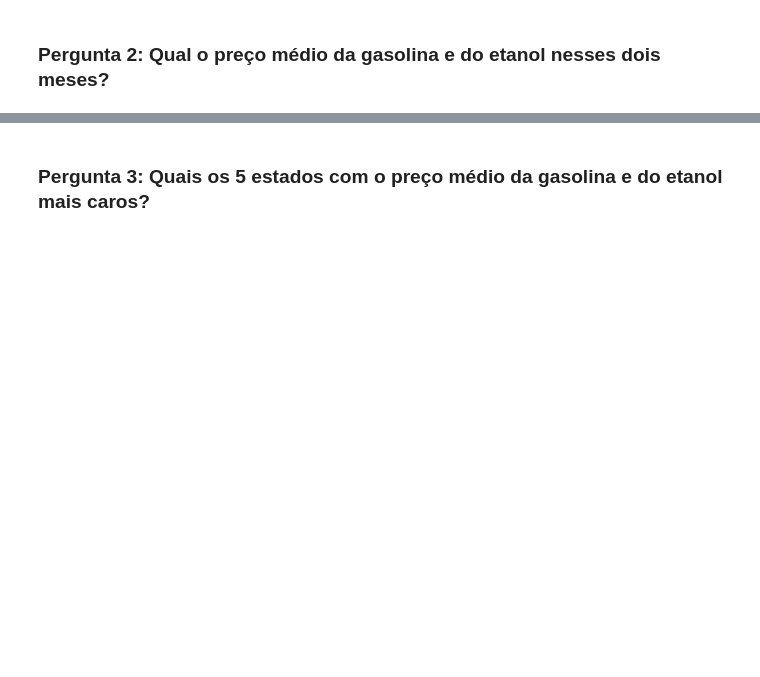
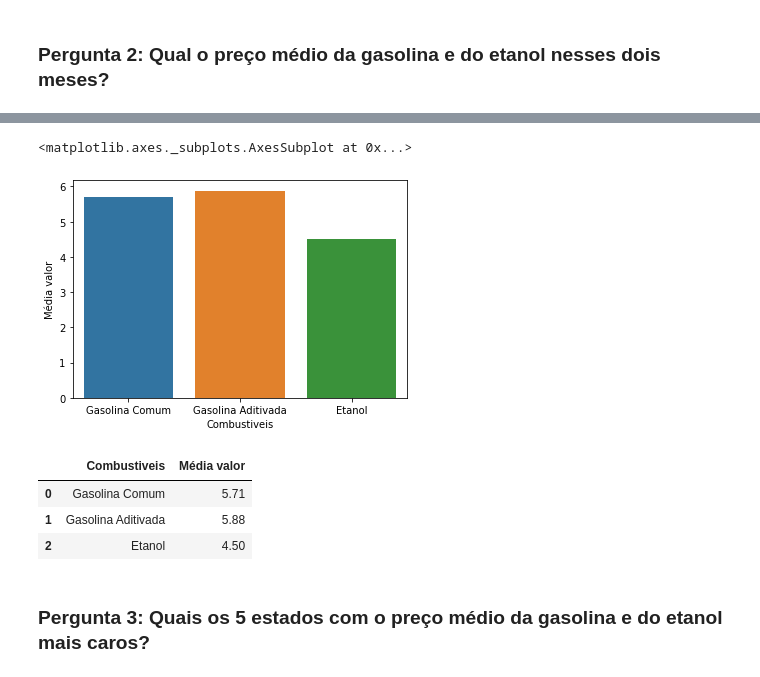
Before and after one commit to joaovictojuliao/Squad-2-M4, a Jupyter notebook: M4_Squad_2_Projeto_Final_análise_exploratória_preços_de_combustíveis_no_Brasil.ipynb, the cells around one changed output, grey strips where cells are left out. Drawn from its saved outputs; the diff is of its cells as text; code cells hidden in the pictures; blank space fills up the shorter version.

```diff
--- a/M4_Squad_2_Projeto_Final_análise_exploratória_preços_de_combustíveis_no_Brasil.ipynb
+++ b/M4_Squad_2_Projeto_Final_análise_exploratória_preços_de_combustíveis_no_Brasil.ipynb
@@ -325,3 +497,18 @@ plt.xticks(rotation=45)
+# %%
+dict = {"Combustiveis": ["Gasolina Comum","Gasolina Aditivada","Etanol"],
+       "Média valor": [5.71,5.88,4.50]}
+graf2 = pd.DataFrame(dict)
+sns.barplot(x ='Combustiveis', y='Média valor', data=graf2)
+# %% [output]
+<matplotlib.axes._subplots.AxesSubplot at 0x...>
+[figure, added]
+# %%
+graf2
+# %% [output]
+|  | Combustiveis | Média valor |
+| 0 | Gasolina Comum | 5.71 |
+| 1 | Gasolina Aditivada | 5.88 |
+| 2 | Etanol | 4.50 |
 # %% [markdown]
 ### **Pergunta 3: Quais os 5 estados com o preço médio da gasolina e do etanol mais caros?**
 # %%
```
Also changed, not shown: parts of 163 cells of this notebook.
